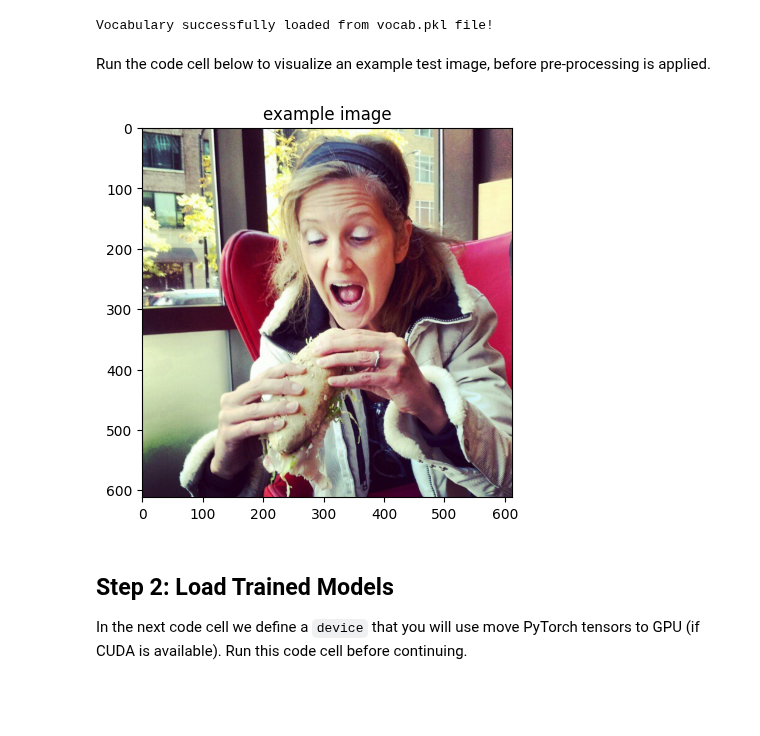
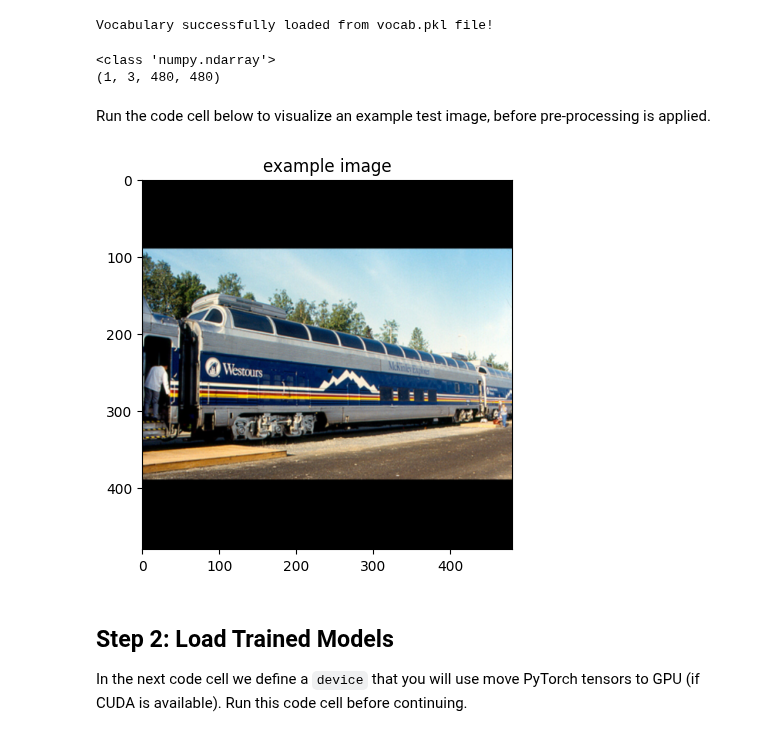
Before and after one commit to mathbarc/image_captioning, a Jupyter notebook: 3_Inference.ipynb, the cells around one changed output. Cells and saved outputs as stored; diff of their text form; code cells hidden in the pictures; blank space fills up the shorter version.

```diff
--- a/3_Inference.ipynb
+++ b/3_Inference.ipynb
@@ -38,24 +38,33 @@ transform_test = model.get_inference_transform()
 data_loader = get_loader(mode='test')
 # %% [output]
 Vocabulary successfully loaded from vocab.pkl file!
-# %%
-orig_image, image = next(iter(data_loader))
+# %%
+def load_next_image():
+    _, image = next(iter(data_loader))
+    image = transform_test(image)
+    return image.numpy()
+# %%
+image = load_next_image()
+print(type(image))
+print(image.shape)
+# %% [output]
+<class 'numpy.ndarray'>
+(1, 3, 480, 480)
 # %% [markdown]
 Run the code cell below to visualize an example test image, before pre-processing is applied.
 # %%
 import numpy as np
 import matplotlib.pyplot as plt
 %matplotlib inline
 
 # Obtain sample image before and after pre-processing.
-orig_image, image = next(iter(data_loader))
-image = transform_test(image)
+image = load_next_image()
 # Visualize sample image, before pre-processing.
-plt.imshow(np.squeeze(orig_image))
+plt.imshow(np.moveaxis(np.squeeze(image[0]),0,2))
 plt.title('example image')
 plt.show()
 # %% [output]
-[figure, old version]
+[figure, new version]
 # %% [markdown]
 <a id='step2'></a>
 ## Step 2: Load Trained Models
```
Also changed, not shown: parts of 18 cells of this notebook, 1 other file.
